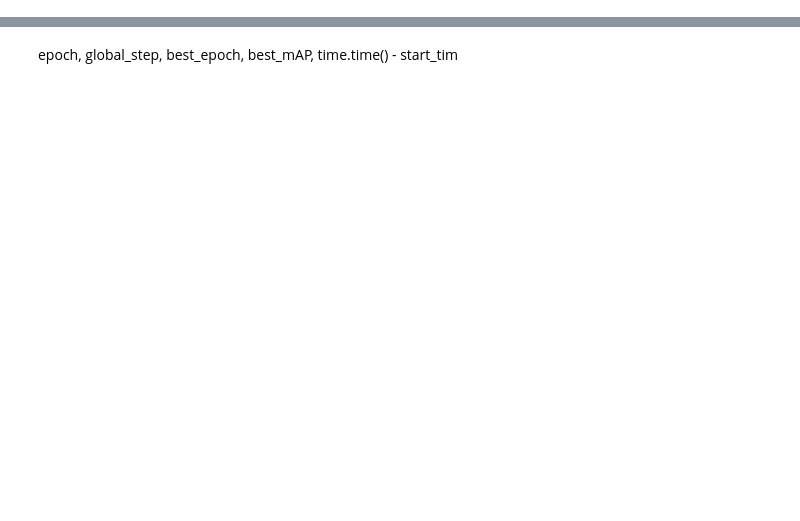
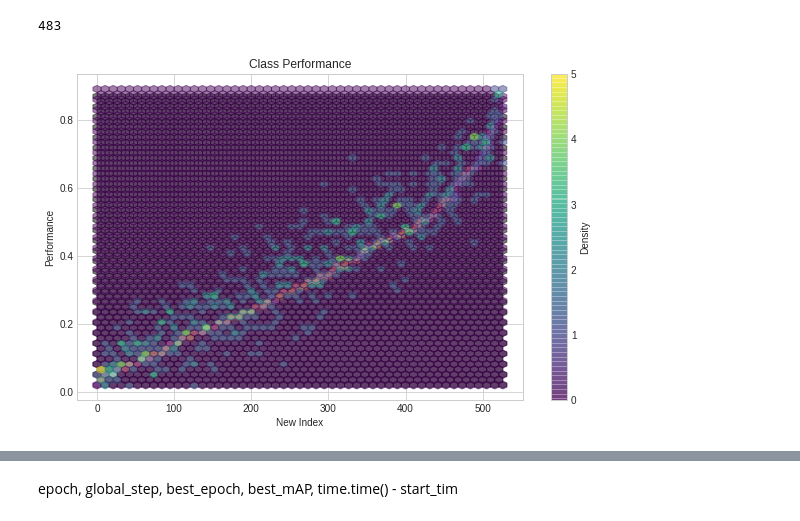
Before and after one commit to lijuncheng16/AudioTaggingDoneRight, a Jupyter notebook: src/read_exp_results.ipynb, the cells around one changed output, grey strips where cells are left out. Cells and saved outputs as stored; diff of their text form; code cells hidden in the pictures; blank space fills up the shorter version.

```diff
--- a/src/read_exp_results.ipynb
+++ b/src/read_exp_results.ipynb
@@ -108,0 +110,2 @@ SyntaxError: invalid syntax (<ipython-input-26-84708d29dc5c>, line 4)
+# %%
+exp_id_base = '../egs/audioset/exp/audioset-balanced-f10-t10-pTrue-b24-lr5e-5-demo-33.1'#20
@@ -108,0 +379,47 @@ SyntaxError: invalid syntax (<ipython-input-26-84708d29dc5c>, line 4)
+# %%
+plt.style.use('seaborn-whitegrid')
+
+# Assuming these are your data
+class_performance = class_perfs
+class_performance2 = class_perfs2
+
+# Convert the lists to numpy arrays
+class_performance_np = np.array(class_performance)
+class_performance_np2 = np.array(class_performance2)
+outperforms = np.sum(performances2 > performances)
+print(outperforms)
+# Sort by performance for the first run
+sorted_indices = np.argsort(class_performance_np[:, 0])
+sorted_data = class_performance_np[sorted_indices]
+
+# Separate the class_ids and performances
+class_ids = sorted_data[:, 1]
+performances = sorted_data[:, 0]
+
+# Create new index according to sorted order
+new_index = np.arange(len(class_ids))
+
+# Create a mapping from class_id to new index
+class_id_to_new_index = {class_id: index for index, class_id in enumerate(class_ids)}
+
+# Get the corresponding new indices for the second run
+new_index2 = np.array([class_id_to_new_index[class_id] for class_id in class_performance_np2[:, 1]])
+performances2 = class_performance_np2[:, 0]
+
+# Plot the data as a hexbin plot
+plt.figure(figsize=(10,6))
+
+# Data from first run
+plt.hexbin(new_index, performances, gridsize=50, cmap='inferno', alpha=0.5)
+
+# Data from second run
+plt.hexbin(new_index2, performances2, gridsize=50, cmap='viridis', alpha=0.5)
+
+plt.title('Class Performance')
+plt.ylabel('Performance')
+plt.xlabel('New Index')
+plt.colorbar(label='Density')
+plt.show()
+# %% [output]
+483
+[figure, added]
```
Also changed, not shown: parts of 60 cells of this notebook, 2 other files.
